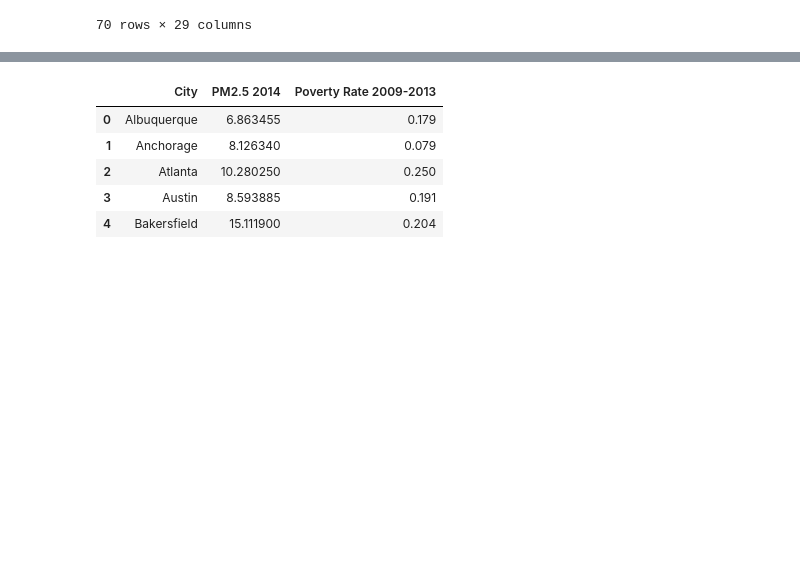
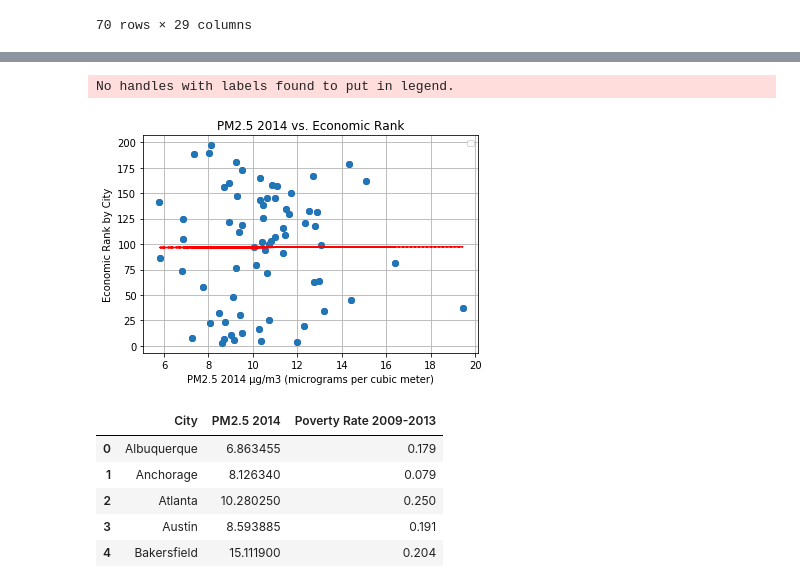
Before and after one commit to petefarq/project1, a Jupyter notebook: Pollution_vs_PR_ER.ipynb, the cells around one changed output, grey strips where cells are left out. Saved outputs shown, nothing was run; the diff lists cells and outputs as text; code cells hidden in the pictures; blank space fills up the shorter version.

```diff
--- a/Pollution_vs_PR_ER.ipynb
+++ b/Pollution_vs_PR_ER.ipynb
@@ -33 +45,30 @@ file_df
+# %%
+#Pulling data from Pollution and Ecomonic Rank Columns
+pollution = file_df["PM2.5 2014"]
+economic_rank  = file_df["Economic Rank"]
+
+#Formatting scatter plot of data
+plt.scatter(pollution, economic_rank, marker="o", facecolors="black", edgecolors="blue",
+            alpha=0.75)
+
+plt.legend(loc="best", fontsize="small", fancybox=True)
+plt.title("PM2.5 2014 vs. Economic Rank")
+
+plt.xlabel("PM2.5 2014 μg/m3 (micrograms per cubic meter)")
+plt.ylabel("Economic Rank by City")
+
+#Insert code for regression line
+(slope, intercept, r_value, p_value, std_err) = stats.linregress(pollution, economic_rank)
+fit = slope * pollution + intercept
+plt.plot(pollution, economic_rank, linewidth=0, marker='o')
+plt.plot(pollution, fit, 'r--')
+
+plt.grid(True)
+plt.savefig("PM2.52014_vs_ER.png")
+
+#Show Economic Rank of City vs. Pollution of 72 Cities in the US
+plt.show()
+# %% [output]
+No handles with labels found to put in legend.
+[figure, added]
 # %%
```
Also changed, not shown: parts of 13 cells of this notebook, 1 other file.
